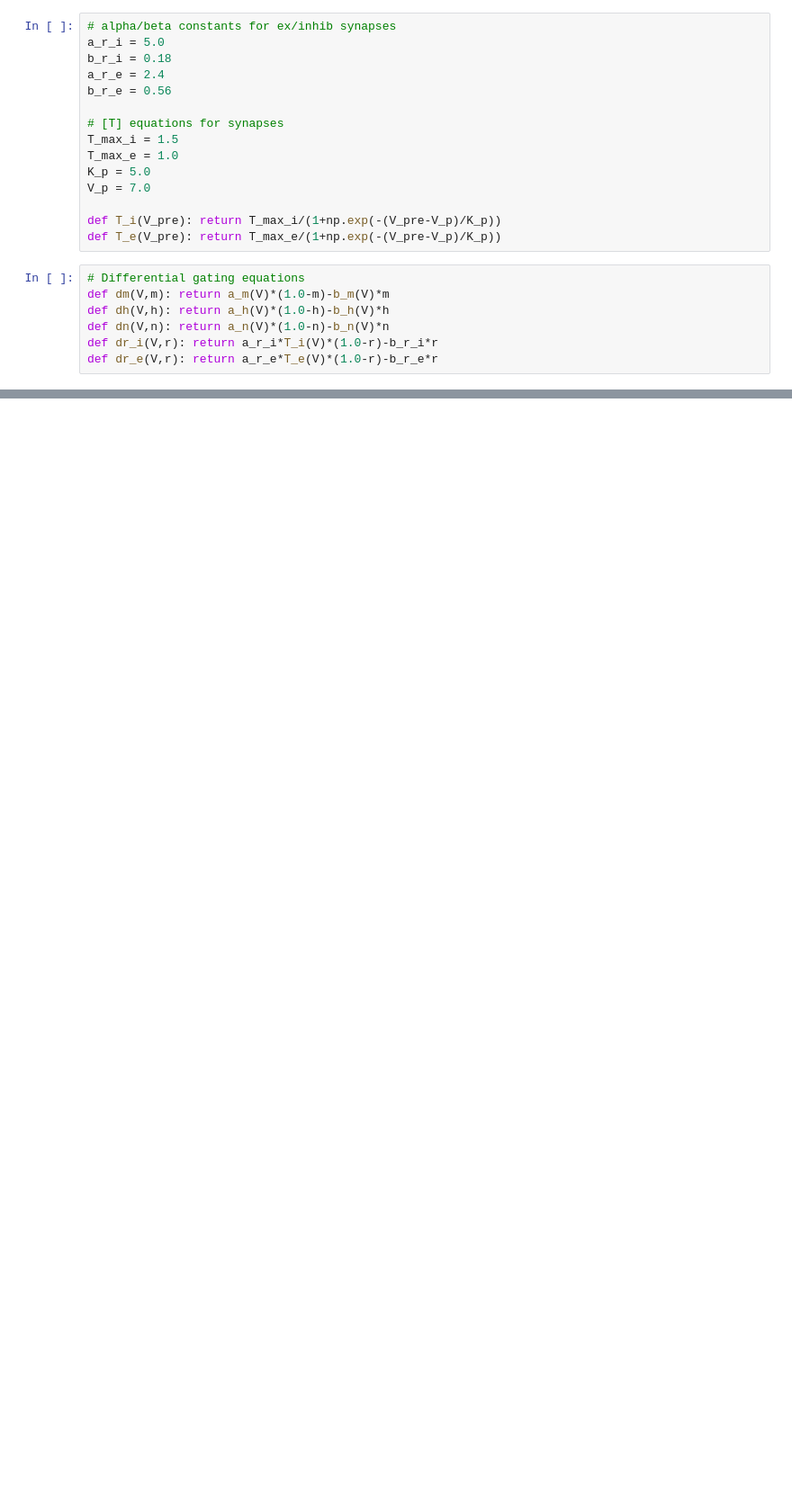
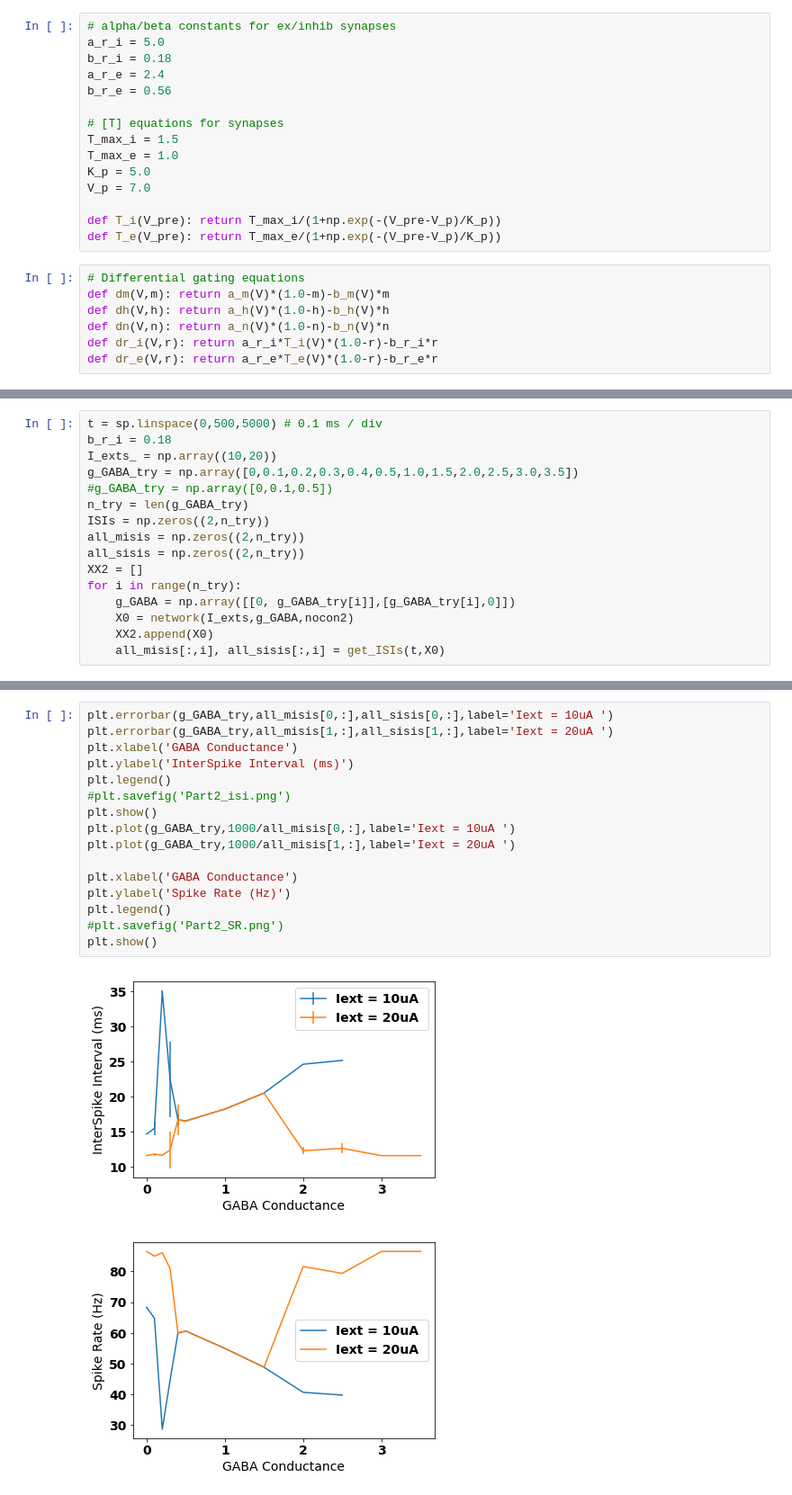
Before and after one commit to TimCSheehan/Neurodynamcis, a Jupyter notebook: WEEK4/HH_network_vectorize.ipynb, the cells around one changed output, grey strips where cells are left out. Shown at 90% size. Drawn from its saved outputs; the diff is of its cells as text; blank space fills up the shorter version.

```diff
--- a/WEEK4/HH_network_vectorize.ipynb
+++ b/WEEK4/HH_network_vectorize.ipynb
@@ -98,0 +190,16 @@ int
+# %%
+t = sp.linspace(0,500,5000) # 0.1 ms / div
+b_r_i = 0.18
+I_exts_ = np.array((10,20))
+g_GABA_try = np.array([0,0.1,0.2,0.3,0.4,0.5,1.0,1.5,2.0,2.5,3.0,3.5])
+#g_GABA_try = np.array([0,0.1,0.5])
+n_try = len(g_GABA_try)
+ISIs = np.zeros((2,n_try))
+all_misis = np.zeros((2,n_try))
+all_sisis = np.zeros((2,n_try))
+XX2 = []
+for i in range(n_try):
+    g_GABA = np.array([[0, g_GABA_try[i]],[g_GABA_try[i],0]])
+    X0 = network(I_exts,g_GABA,nocon2)
+    XX2.append(X0)
+    all_misis[:,i], all_sisis[:,i] = get_ISIs(t,X0)
@@ -98,0 +218,19 @@ int
+# %%
+plt.errorbar(g_GABA_try,all_misis[0,:],all_sisis[0,:],label='Iext = 10uA ')
+plt.errorbar(g_GABA_try,all_misis[1,:],all_sisis[1,:],label='Iext = 20uA ')
+plt.xlabel('GABA Conductance')
+plt.ylabel('InterSpike Interval (ms)')
+plt.legend()
+#plt.savefig('Part2_isi.png')
+plt.show()
+plt.plot(g_GABA_try,1000/all_misis[0,:],label='Iext = 10uA ')
+plt.plot(g_GABA_try,1000/all_misis[1,:],label='Iext = 20uA ')
+
+plt.xlabel('GABA Conductance')
+plt.ylabel('Spike Rate (Hz)')
+plt.legend()
+#plt.savefig('Part2_SR.png')
+plt.show()
+# %% [output]
+[figure, added]
+[figure, added]
```
Also changed, not shown: parts of 39 cells of this notebook, 50 other files.
